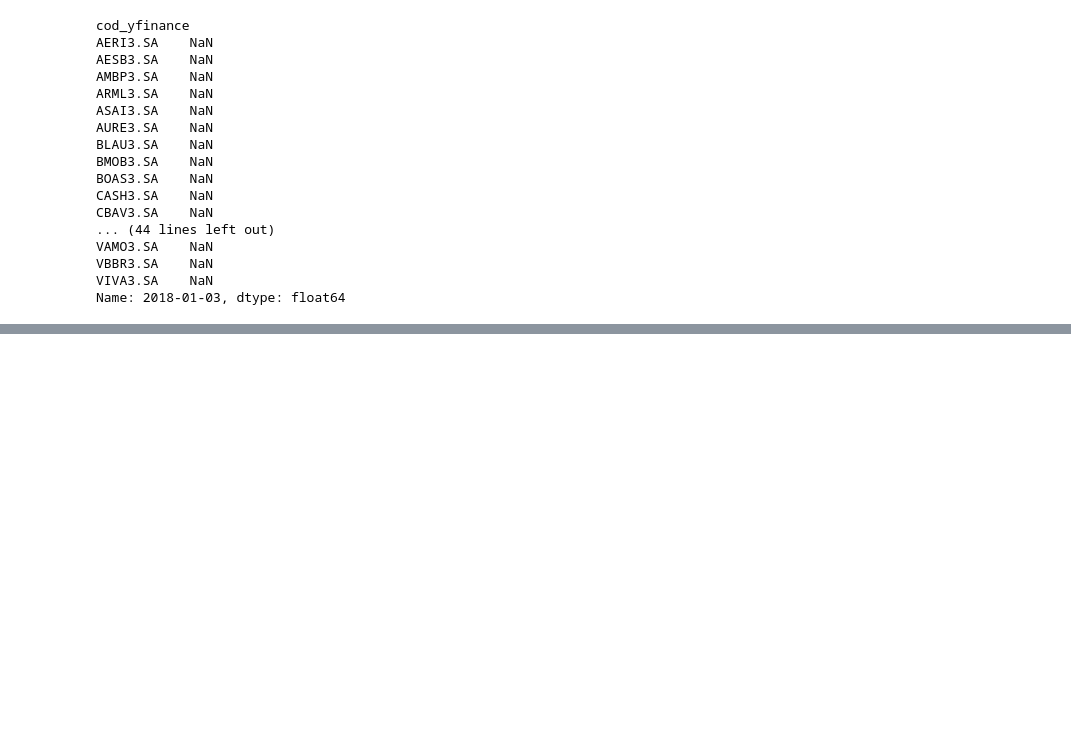
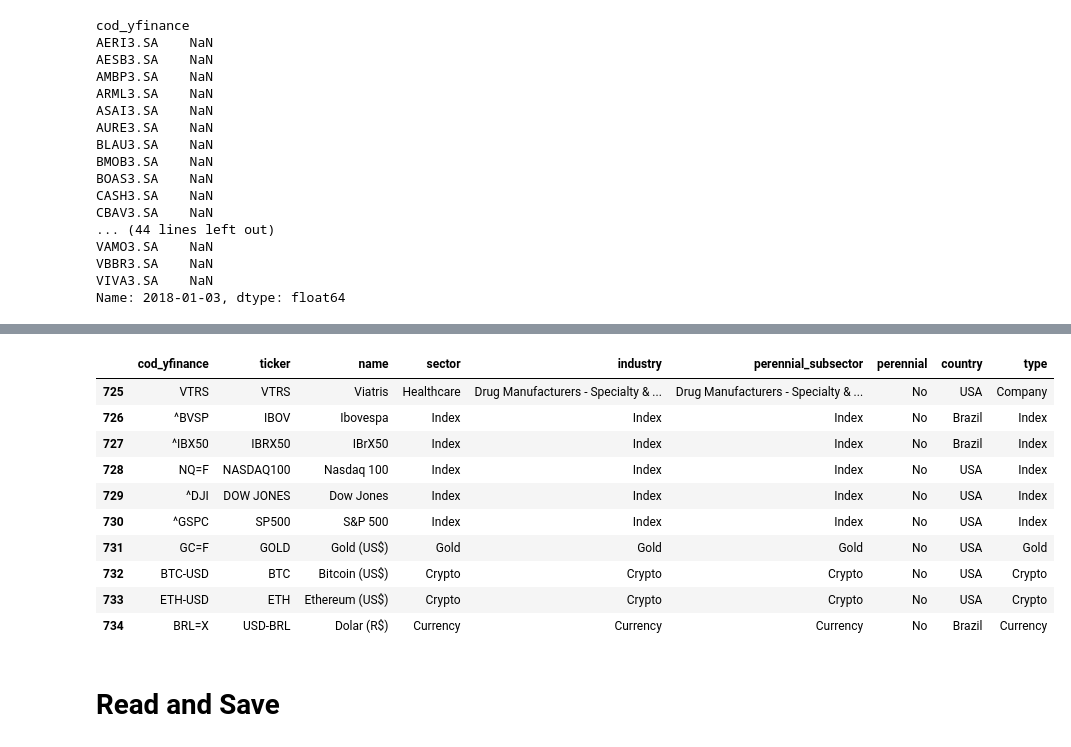
Before and after one commit to pedrolaender/05.Ironhack_Final_Project, a Jupyter notebook: testes.ipynb, the cells around one changed output, grey strips where cells are left out. Drawn from its saved outputs; the diff is of its cells as text; code cells hidden in the pictures; blank space fills up the shorter version.

```diff
--- a/testes.ipynb
+++ b/testes.ipynb
@@ -1786,0 +1865,16 @@ Name: 2018-01-03, dtype: float64
+# %%
+all_companies.loc[[729], 'name'] = 'Dow Jones'
+# %%
+all_companies.tail(10)
+# %% [output]
+|  | cod_yfinance | ticker | name | sector | industry | perennial_subsector | perennial | country | type |
+| 725 | VTRS | VTRS | Viatris | Healthcare | Drug Manufacturers - Specialty & ... | Drug Manufacturers - Specialty & ... | No | USA | Company |
+| 726 | ^BVSP | IBOV | Ibovespa | Index | Index | Index | No | Brazil | Index |
+| 727 | ^IBX50 | IBRX50 | IBrX50 | Index | Index | Index | No | Brazil | Index |
+| 728 | NQ=F | NASDAQ100 | Nasdaq 100 | Index | Index | Index | No | USA | Index |
+| 729 | ^DJI | DOW JONES | Dow Jones | Index | Index | Index | No | USA | Index |
+| 730 | ^GSPC | SP500 | S&P 500 | Index | Index | Index | No | USA | Index |
+| 731 | GC=F | GOLD | Gold (US$) | Gold | Gold | Gold | No | USA | Gold |
+| 732 | BTC-USD | BTC | Bitcoin (US$) | Crypto | Crypto | Crypto | No | USA | Crypto |
+| 733 | ETH-USD | ETH | Ethereum (US$) | Crypto | Crypto | Crypto | No | USA | Crypto |
+| 734 | BRL=X | USD-BRL | Dolar (R$) | Currency | Currency | Currency | No | Brazil | Currency |
@@ -1786,0 +1883,2 @@ Name: 2018-01-03, dtype: float64
+# %% [markdown]
+# Read and Save
```
Also changed, not shown: parts of 27 cells of this notebook, 1 other file.
